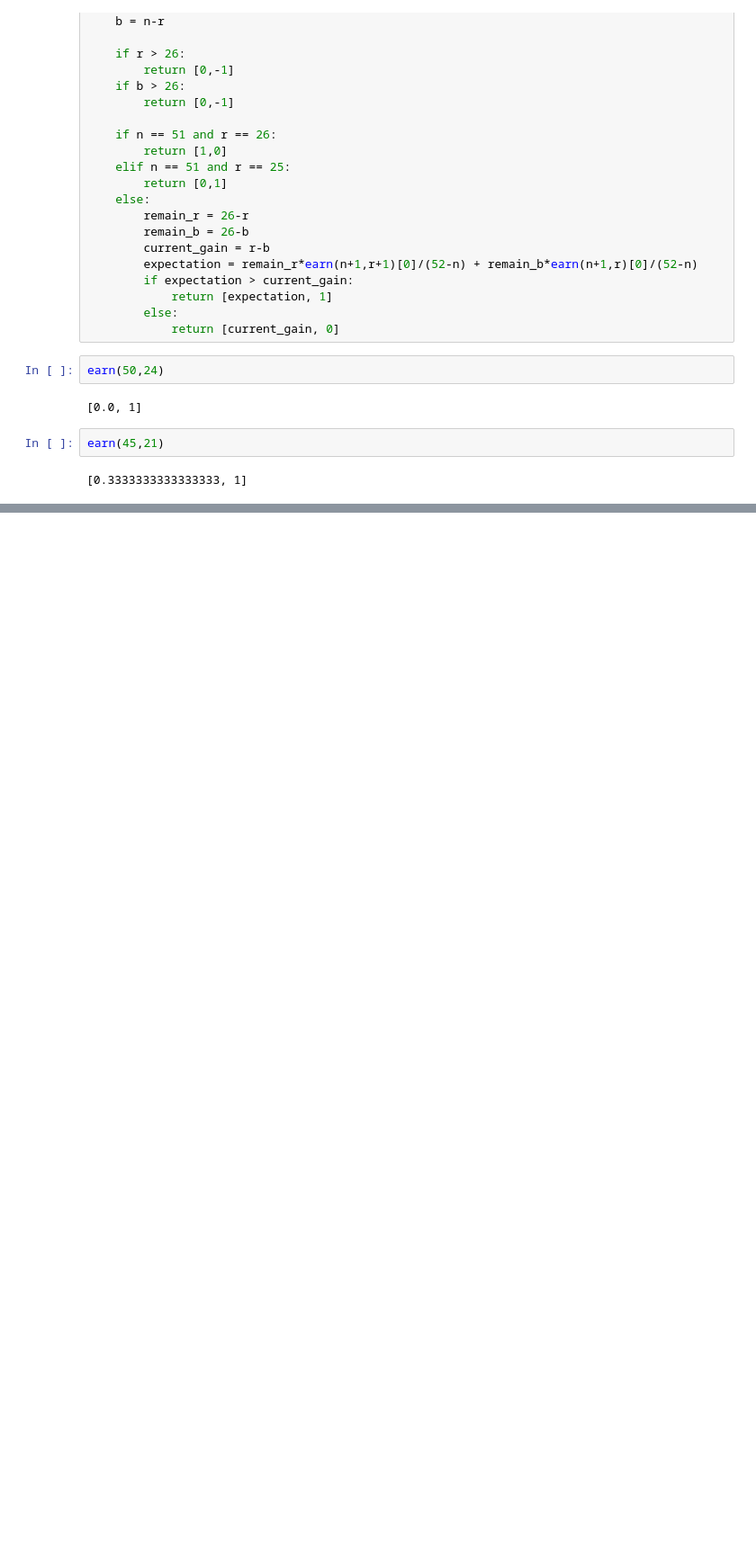
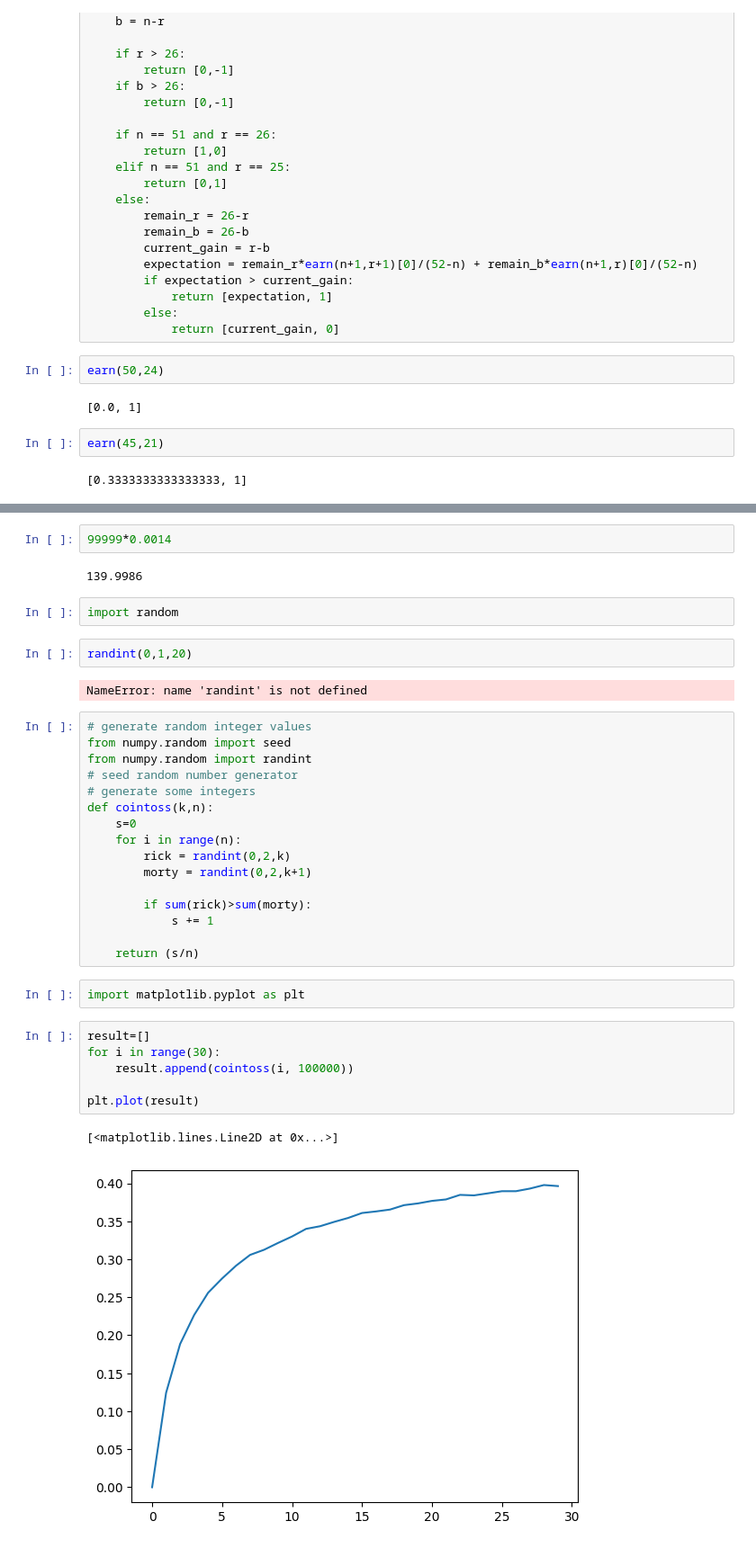
Before and after one commit to maxkskhor/Testing, a Jupyter notebook: q1.ipynb, the cells around one changed output, grey strips where cells are left out. Shown: that part at 90% size. Cells and saved outputs as stored; diff of their text form; blank space fills up the shorter version.

```diff
--- a/q1.ipynb
+++ b/q1.ipynb
@@ -231,0 +231,37 @@ pi
+# %%
+99999*0.0014
+# %% [output]
+139.9986
+# %%
+import random
+# %%
+randint(0,1,20)
+# %% [output]
+NameError: name 'randint' is not defined
+# %%
+# generate random integer values
+from numpy.random import seed
+from numpy.random import randint
+# seed random number generator
+# generate some integers
+def cointoss(k,n):
+    s=0
+    for i in range(n):
+        rick = randint(0,2,k)
+        morty = randint(0,2,k+1)
+
+        if sum(rick)>sum(morty):
+            s += 1
+
+    return (s/n)
+# %%
+import matplotlib.pyplot as plt
+# %%
+result=[]
+for i in range(30):
+    result.append(cointoss(i, 100000))
+
+plt.plot(result)
+# %% [output]
+[<matplotlib.lines.Line2D at 0x...>]
+[figure, added]
```
Also changed, not shown: parts of 17 cells of this notebook, 1 other file.
